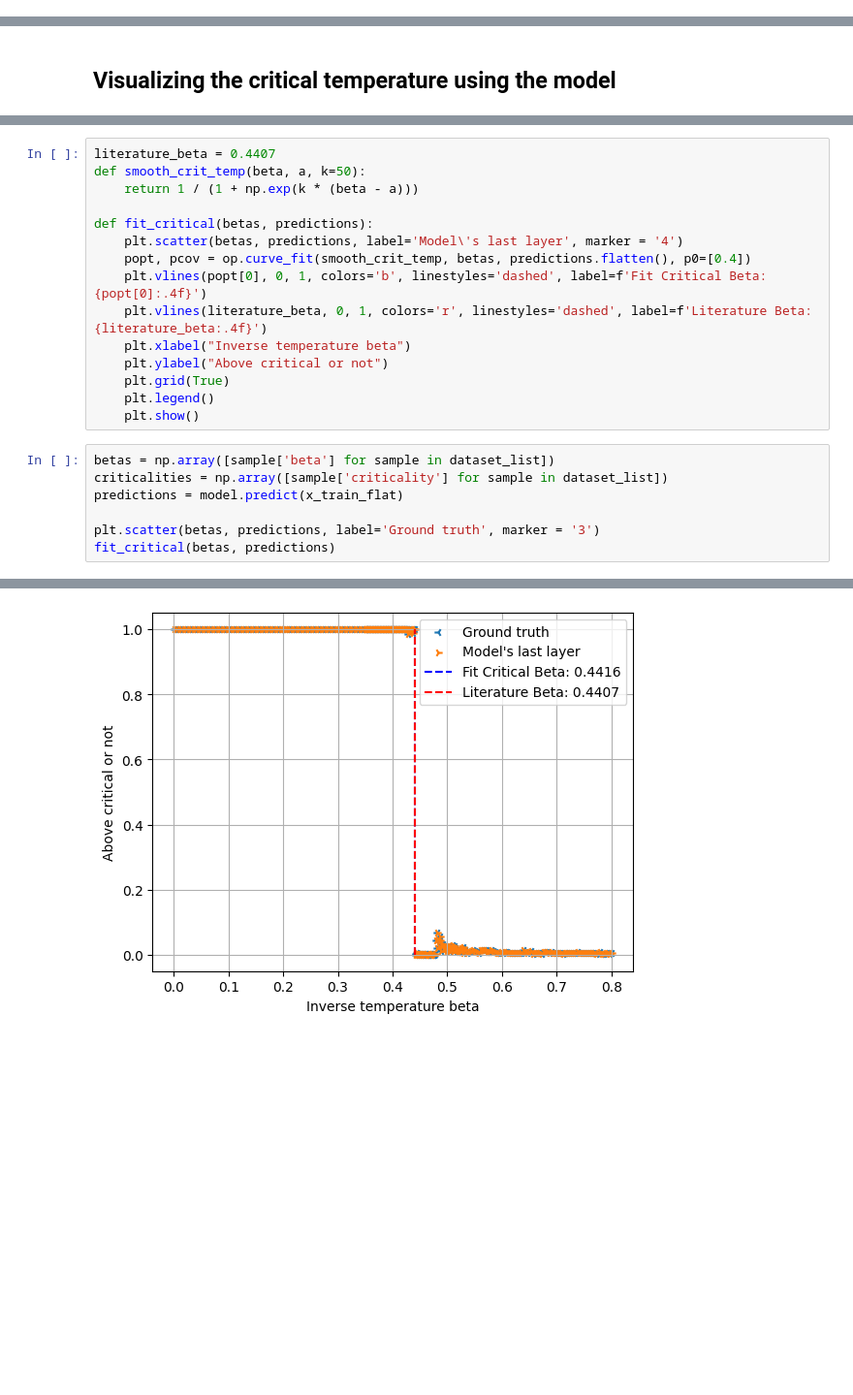
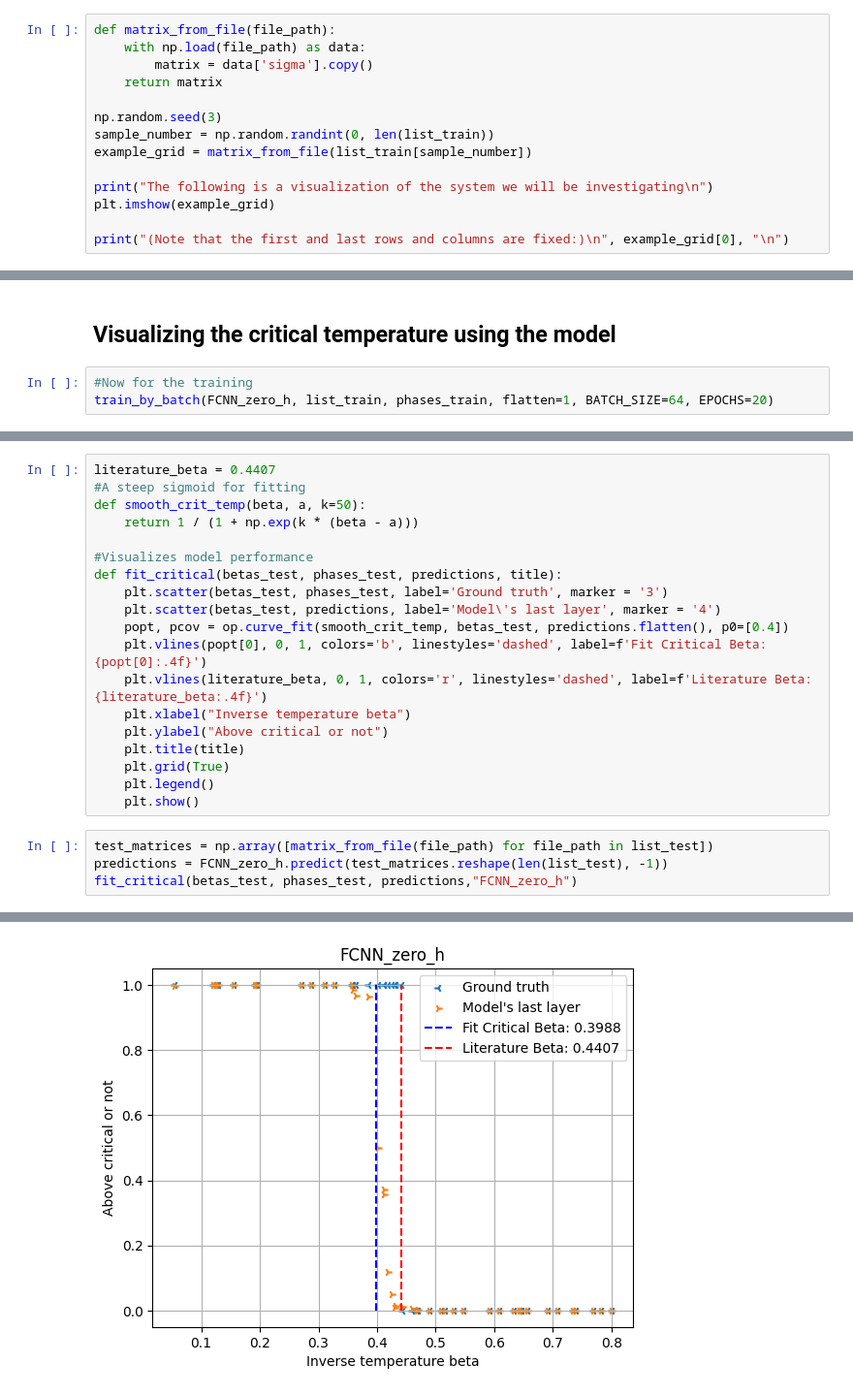
Before and after one commit to ZalanBoss/Ising-BME, a Jupyter notebook: Ising FCN.ipynb, the cells around one changed output, grey strips where cells are left out. Shown at 97% size. Cells and saved outputs as stored; diff of their text form; blank space fills up the shorter version.

```diff
--- a/Ising FCN.ipynb
+++ b/Ising FCN.ipynb
@@ -81,0 +70,14 @@ y_train shape: (300,)
+# %%
+def matrix_from_file(file_path):
+    with np.load(file_path) as data:
+        matrix = data['sigma'].copy()
+    return matrix
+
+np.random.seed(3)
+sample_number = np.random.randint(0, len(list_train))
+example_grid = matrix_from_file(list_train[sample_number])
+
+print("The following is a visualization of the system we will be investigating\n")
+plt.imshow(example_grid)
+
+print("(Note that the first and last rows and columns are fixed:)\n", example_grid[0], "\n")
@@ -154,3 +159,6 @@ Epoch 25/25
 # %% [markdown]
 Visualizing the critical temperature using the model
 ---
+# %%
+#Now for the training
+train_by_batch(FCNN_zero_h, list_train, phases_train, flatten=1, BATCH_SIZE=64, EPOCHS=20)
@@ -157,23 +183,24 @@ Visualizing the critical temperature using the model
 # %%
 literature_beta = 0.4407
+#A steep sigmoid for fitting
 def smooth_crit_temp(beta, a, k=50):
     return 1 / (1 + np.exp(k * (beta - a)))
 
-def fit_critical(betas, predictions):
-    plt.scatter(betas, predictions, label='Model\'s last layer', marker = '4')
-    popt, pcov = op.curve_fit(smooth_crit_temp, betas, predictions.flatten(), p0=[0.4])
+#Visualizes model performance
+def fit_critical(betas_test, phases_test, predictions, title):
+    plt.scatter(betas_test, phases_test, label='Ground truth', marker = '3')
+    plt.scatter(betas_test, predictions, label='Model\'s last layer', marker = '4')
+    popt, pcov = op.curve_fit(smooth_crit_temp, betas_test, predictions.flatten(), p0=[0.4])
     plt.vlines(popt[0], 0, 1, colors='b', linestyles='dashed', label=f'Fit Critical Beta: {popt[0]:.4f}')
     plt.vlines(literature_beta, 0, 1, colors='r', linestyles='dashed', label=f'Literature Beta: {literature_beta:.4f}')
     plt.xlabel("Inverse temperature beta")
     plt.ylabel("Above critical or not")
+    plt.title(title)
     plt.grid(True)
     plt.legend()
     plt.show()
 # %%
-betas = np.array([sample['beta'] for sample in dataset_list])
-criticalities = np.array([sample['criticality'] for sample in dataset_list])
-predictions = model.predict(x_train_flat)
-
-plt.scatter(betas, predictions, label='Ground truth', marker = '3')
-fit_critical(betas, predictions)
+test_matrices = np.array([matrix_from_file(file_path) for file_path in list_test])
+predictions = FCNN_zero_h.predict(test_matrices.reshape(len(list_test), -1))
+fit_critical(betas_test, phases_test, predictions,"FCNN_zero_h")
 # %% [output]
@@ -181 +208 @@ fit_critical(betas, predictions)
-[figure, old version]
+[figure, new version]
```
Also changed, not shown: parts of 44 cells of this notebook.
